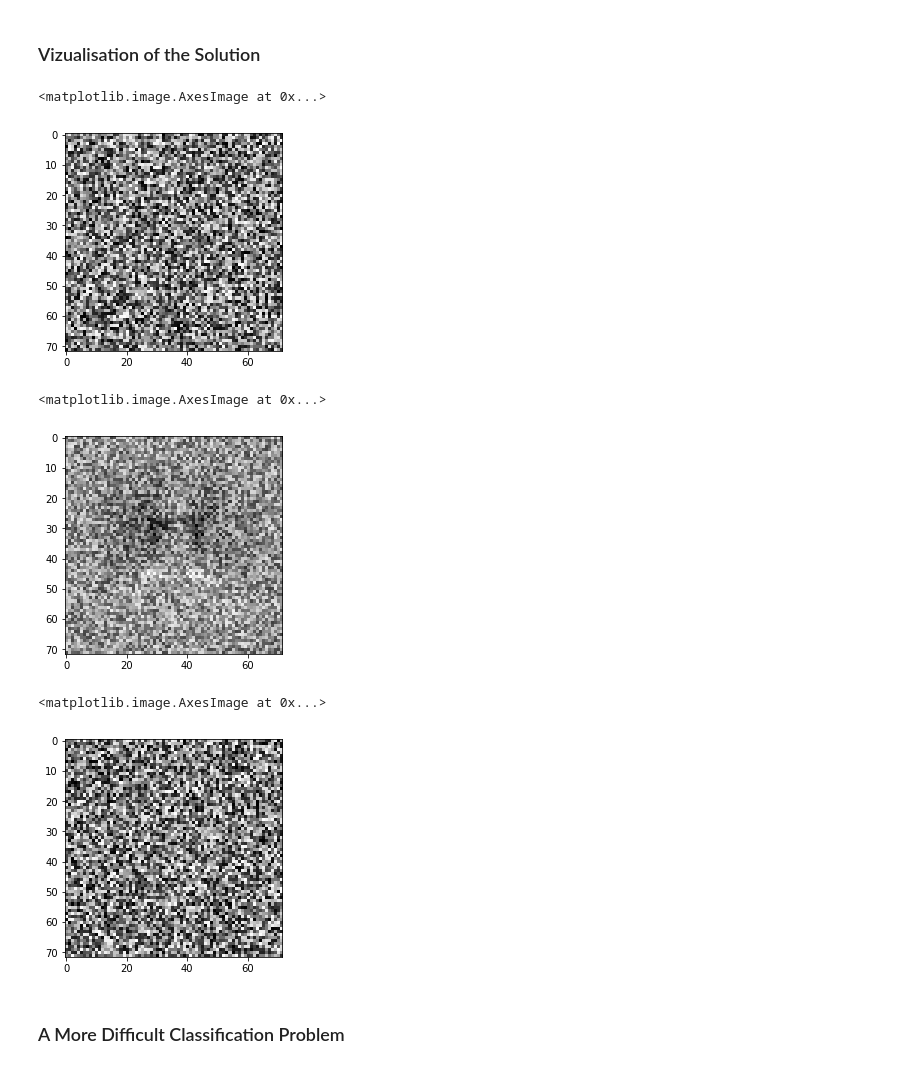
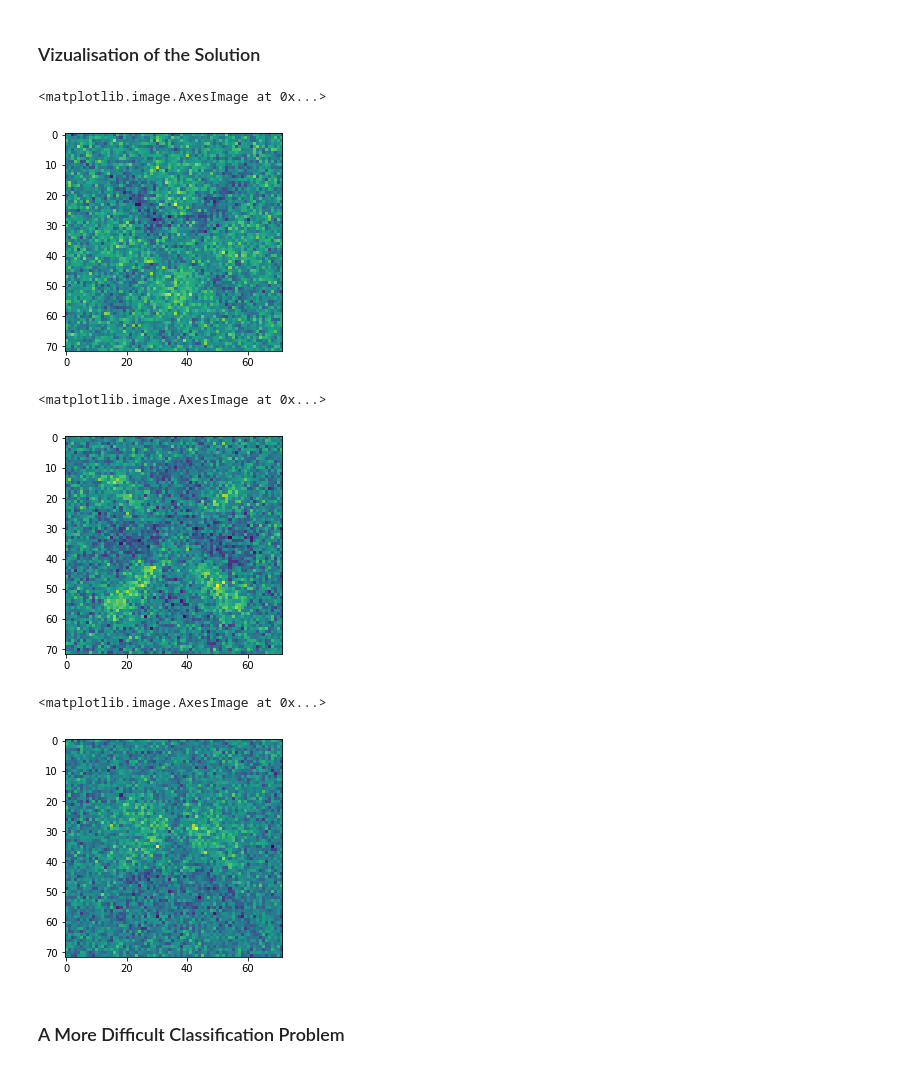
Before and after one commit to remicnrd/Deep_Learning_notebooks, a Jupyter notebook: Classification_Regression.ipynb, the cells around one changed output. Drawn from its saved outputs; the diff is of its cells as text; code cells hidden in the pictures.

Commit message:
modify weight viz for linear classifier

```diff
--- a/Classification_Regression.ipynb
+++ b/Classification_Regression.ipynb
@@ -235,7 +239,6 @@ model = Sequential()
 
 # Add layers
 model.add(Dense(50,activation = 'relu', input_shape = (n_cols,)))
-model.add(Dense(50,activation = 'relu'))
 model.add(Dense(3,activation = 'softmax'))
 # %%
 SVG(model_to_dot(model).create(prog='dot', format='svg'))
@@ -317,21 +319,21 @@ Both models correctly predict the category 1 (a disk).
 # %% [markdown]
 ### Vizualisation of the Solution
 # %%
-weights = pd.DataFrame(model.get_weights()[0])
-plt.imshow(weights[0].reshape(72,72), cmap='gray')
+weights = pd.DataFrame(np.dot(model.get_weights()[0], model.get_weights()[2]))
+plt.imshow(weights[0].reshape(72,72))
 # %% [output]
 <matplotlib.image.AxesImage at 0x...>
-[figure, old version]
+[figure, new version]
 # %%
-plt.imshow(weights[1].reshape(72,72), cmap='gray')
+plt.imshow(weights[1].reshape(72,72))
 # %% [output]
 <matplotlib.image.AxesImage at 0x...>
-[figure, old version]
+[figure, new version]
 # %%
-plt.imshow(weights[2].reshape(72,72), cmap='gray')
+plt.imshow(weights[2].reshape(72,72))
 # %% [output]
 <matplotlib.image.AxesImage at 0x...>
-[figure, old version]
+[figure, new version]
 # %% [markdown]
 ### A More Difficult Classification Problem
 # %% [markdown]
```
Also changed, not shown: parts of 20 cells of this notebook.
